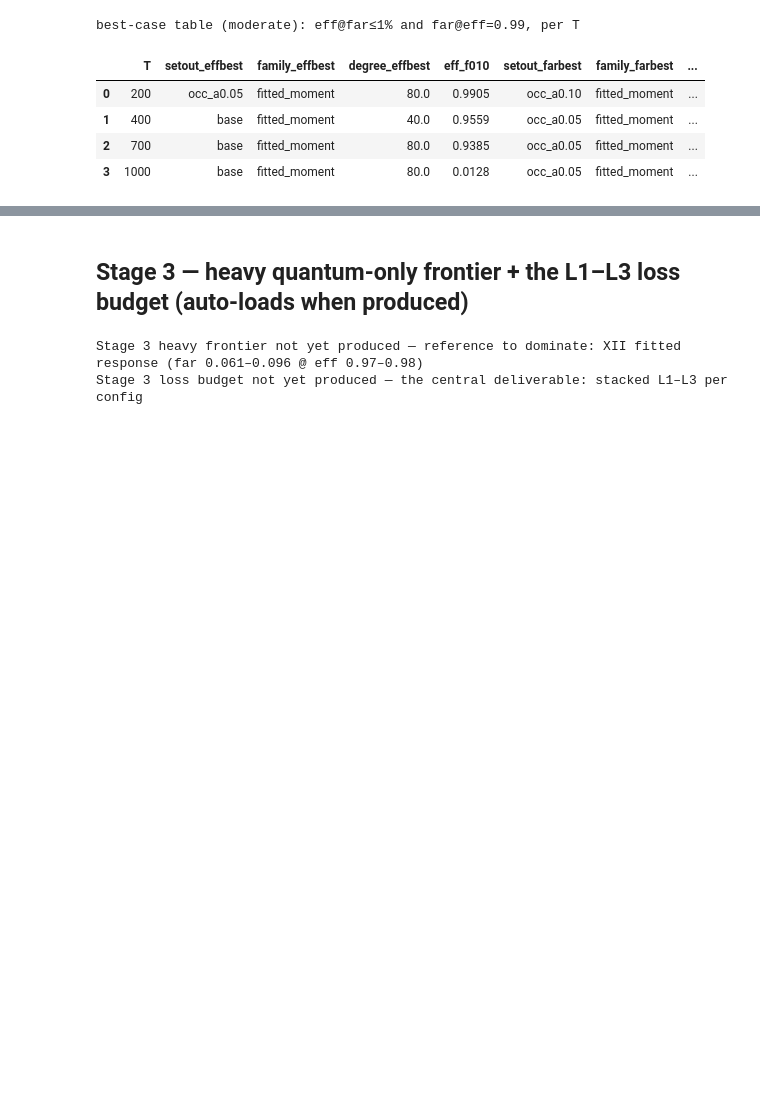
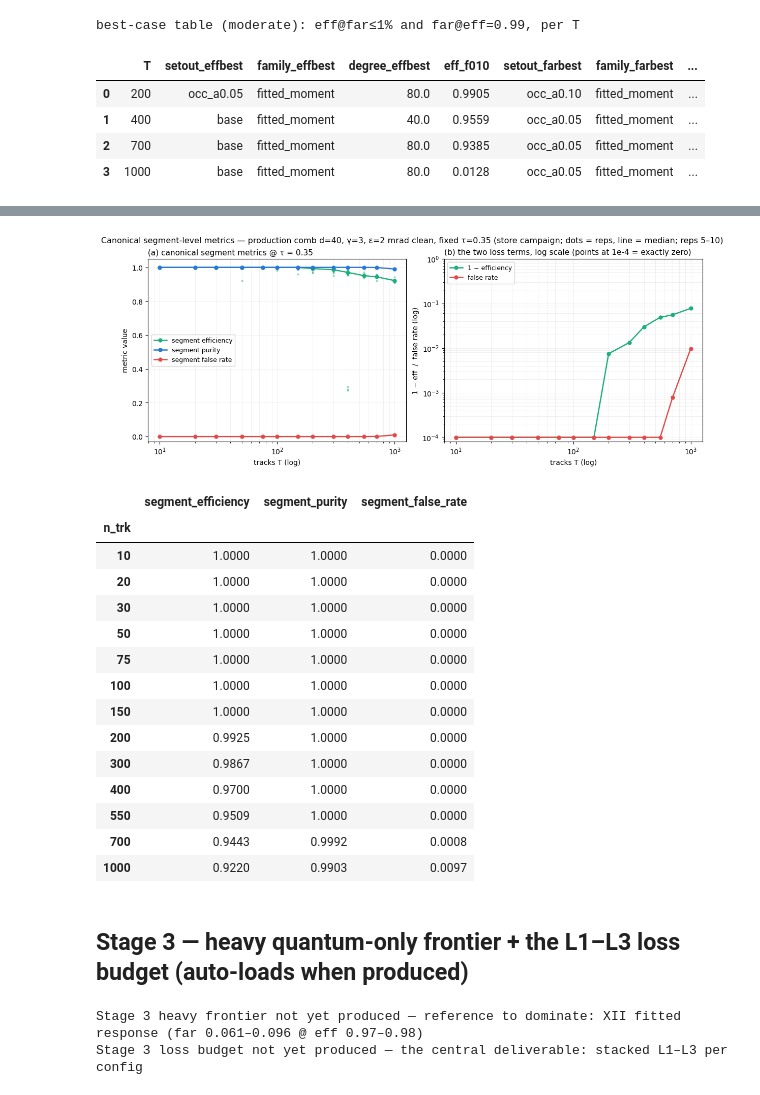
Before and after one commit to GeorgeWilliam1999/Quantum_Track_Reconstruction, a Jupyter notebook: QSVT/Efficiency_Frontier/explore_results.ipynb, the cells around one changed output, grey strips where cells are left out. Drawn from its saved outputs; the diff is of its cells as text; code cells hidden in the pictures; blank space fills up the shorter version.

```diff
--- a/QSVT/Efficiency_Frontier/explore_results.ipynb
+++ b/QSVT/Efficiency_Frontier/explore_results.ipynb
@@ -636,3 +648,79 @@ best-case table (moderate): eff@far≤1% and far@eff=0.99, per T
+# %%
+STORE_METRICS = Path("/data/bfys/gscriven/qtrk_store/manifest/metrics.csv")
+if not STORE_METRICS.exists():
+    print("store metrics view not found")
+else:
+    sm = pd.read_csv(STORE_METRICS)
+    q = sm[(sm.solver == "qsvt") & (sm.gamma == 3.0) & (sm.sigma_res == 0.0)
+           & (sm.hit_ineff == 0.0) & (sm.sigma_scatt == 1e-4)
+           & np.isclose(sm.epsilon, 0.002, atol=1e-5)].copy()
+    METS = [("segment_efficiency", "segment efficiency", "#1baf7a"),
+            ("segment_purity", "segment purity", "#2a78d6"),
+            ("segment_false_rate", "segment false rate", "#e34948")]
+    fig, axes = plt.subplots(1, 2, figsize=(11.5, 4.6), constrained_layout=True)
+
+    ax = axes[0]
+    for col, lab, c in METS:
+        med = q.groupby("n_trk")[col].median()
+        ax.plot(q["n_trk"], q[col], ".", ms=4, alpha=0.35, color=c, zorder=2)
+        ax.plot(med.index, med.values, "o-", lw=1.8, ms=5, color=c, label=lab,
+                zorder=3)
+    ax.set_xscale("log")
+    ax.set_ylim(-0.03, 1.05)
+    ax.set_xlabel("tracks T (log)")
+    ax.set_ylabel("metric value")
+    ax.set_title("(a) canonical segment metrics @ τ = 0.35", loc="left",
+                 fontsize=11)
+    ax.legend(fontsize=9, loc="center left")
+
+    ax = axes[1]
+    for col, lab, c in [("segment_efficiency", "efficiency", "#1baf7a"),
+                        ("segment_false_rate", "false rate", "#e34948")]:
+        med = q.groupby("n_trk")[col].median()
+        v = np.clip(med.values, 1e-4, None) if col == "segment_false_rate" \
+            else 1.0 - med.values
+        lab2 = "false rate" if col == "segment_false_rate" else "1 − efficiency"
+        ax.plot(med.index, np.clip(
+            med.values if col == "segment_false_rate" else 1 - med.values,
+            1e-4, None), "o-", lw=1.8, ms=5, color=c, label=lab2)
+    ax.set_xscale("log")
+    ax.set_yscale("log")
+    ax.set_ylim(8e-5, 1)
+    ax.set_xlabel("tracks T (log)")
+    ax.set_ylabel("1 − eff  /  false rate (log)")
+    ax.set_title("(b) the two loss terms, log scale (points at 1e-4 = "
+                 "exactly zero)", loc="left", fontsize=11)
+    ax.legend(fontsize=9, loc="upper left")
+
+    for ax in axes:
+        ax.grid(alpha=0.25, lw=0.5, which="both")
+    n_reps = q.groupby("n_trk")["rep"].nunique()
+    fig.suptitle("Canonical segment-level metrics — production comb d=40, γ=3, "
+                 "ε=2 mrad clean, fixed τ=0.35 (store campaign; dots = reps, "
+                 f"line = median; reps {n_reps.min()}–{n_reps.max()})",
+                 fontsize=11.5)
+    plt.show()
+
+    tab = q.groupby("n_trk")[["segment_efficiency", "segment_purity",
+                              "segment_false_rate"]].median().round(4)
+    display(tab)
+# %% [output]
+[figure, added]
+|  | segment_efficiency | segment_purity | segment_false_rate |
+| n_trk |  |  |  |
+| 10 | 1.0000 | 1.0000 | 0.0000 |
+| 20 | 1.0000 | 1.0000 | 0.0000 |
+| 30 | 1.0000 | 1.0000 | 0.0000 |
+| 50 | 1.0000 | 1.0000 | 0.0000 |
+| 75 | 1.0000 | 1.0000 | 0.0000 |
+| 100 | 1.0000 | 1.0000 | 0.0000 |
+| 150 | 1.0000 | 1.0000 | 0.0000 |
+| 200 | 0.9925 | 1.0000 | 0.0000 |
+| 300 | 0.9867 | 1.0000 | 0.0000 |
+| 400 | 0.9700 | 1.0000 | 0.0000 |
+| 550 | 0.9509 | 1.0000 | 0.0000 |
+| 700 | 0.9443 | 0.9992 | 0.0008 |
+| 1000 | 0.9220 | 0.9903 | 0.0097 |
 # %% [markdown]
 ## Stage 3 — heavy quantum-only frontier + the L1–L3 loss budget (auto-loads when produced)
 # %%
```
Also changed, not shown: parts of 2 cells of this notebook.
